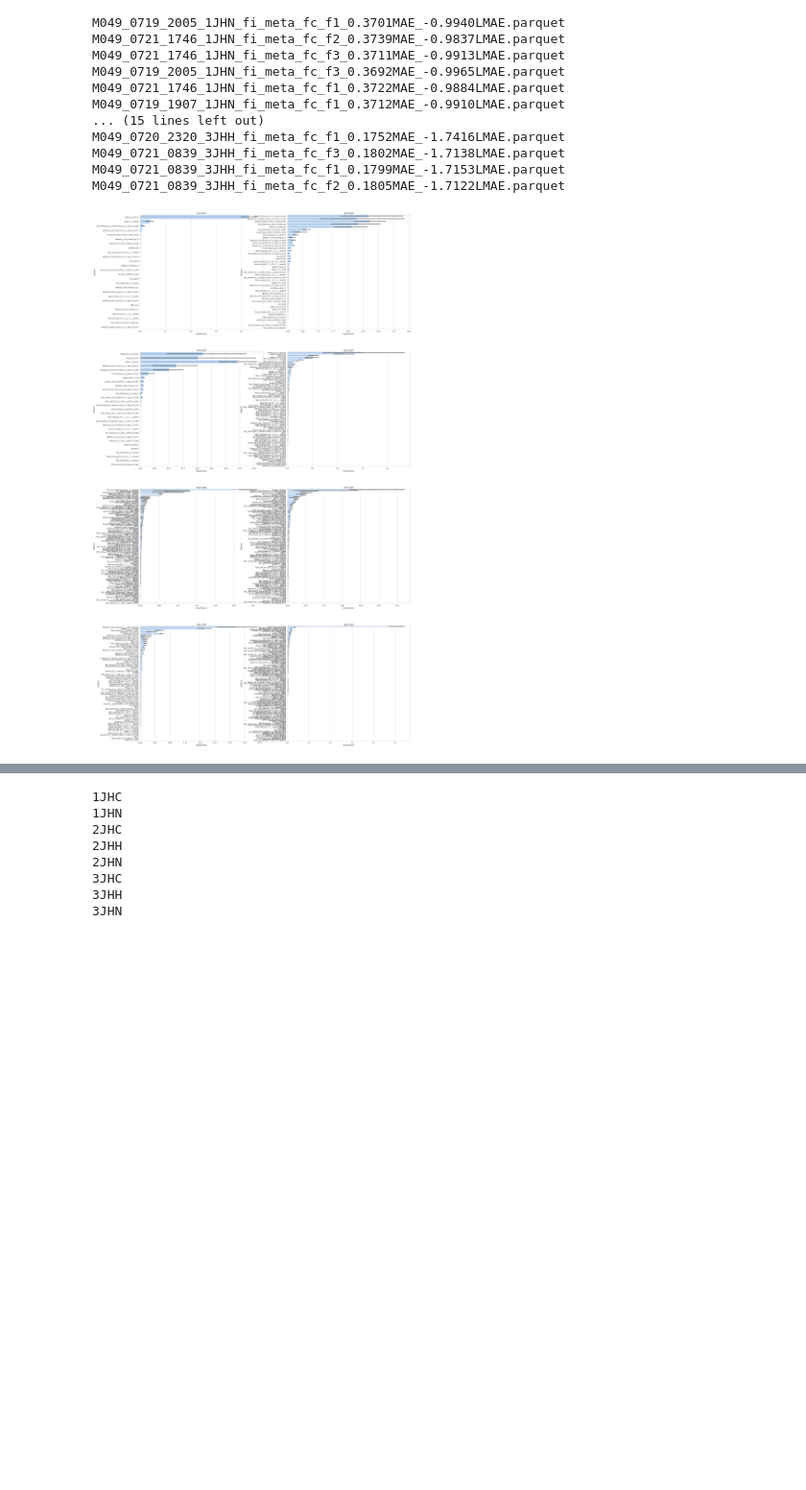
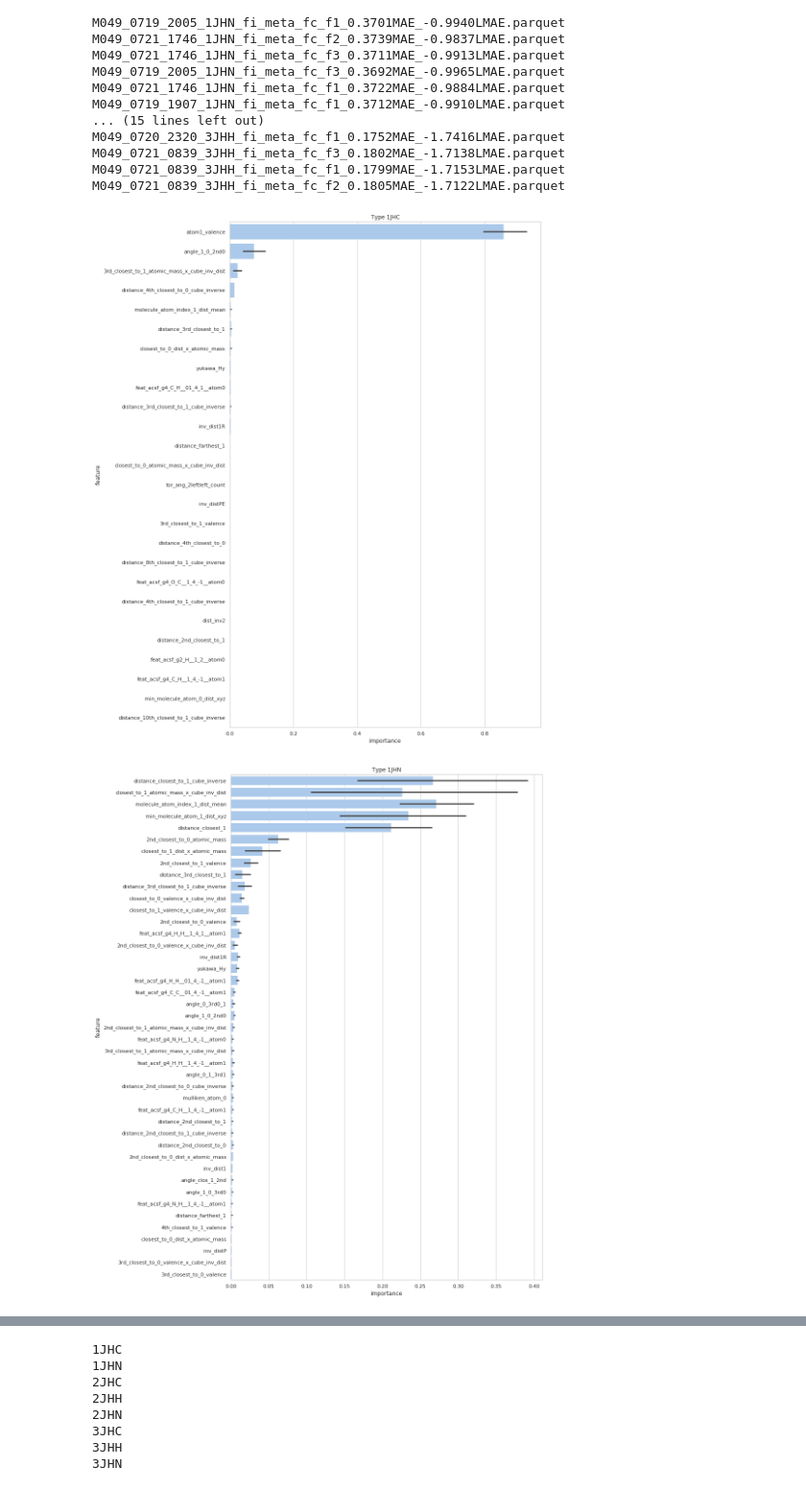
Before and after one commit to RobMulla/kaggle-champs-2019, a Jupyter notebook: notebooks/FI_ANALYSIS-M049.ipynb, the cells around one changed output, grey strips where cells are left out. Shown at 96% size. Drawn from its saved outputs; the diff is of its cells as text; code cells hidden in the pictures; blank space fills up the shorter version.

```diff
--- a/notebooks/FI_ANALYSIS-M049.ipynb
+++ b/notebooks/FI_ANALYSIS-M049.ipynb
@@ -94,22 +94,22 @@ M049_0721_0839_3JHH_fi_meta_fc_f2_0.1805MAE_-1.7122LMAE.parquet
 # %%
 sns.set(style="whitegrid")
 sns.set_color_codes("pastel")
 
-fig, ((ax1, ax2), (ax3, ax4), (ax5, ax6), (ax7, ax8)) = plt.subplots(4, 2, figsize=(30, 60))
-axes = [ax1, ax2, ax3, ax4, ax5, ax6, ax7, ax8]
-ax_idx = 0
+#fig, ((ax1, ax2), (ax3, ax4), (ax5, ax6), (ax7, ax8)) = plt.subplots(8, 1, figsize=(30, 60))
+#axes = [ax1, ax2, ax3, ax4, ax5, ax6, ax7, ax8]
+#ax_idx = 0
 for t in use_feats.columns.tolist():
     fi_t = fi_meta.loc[fi_meta['type'] == t]
     fi_t = fi_t.loc[fi_t['importance'] >= 0.001]
-    #plt.figure(figsize=(12, 20))
-    sns.barplot(x='importance',
+    plt.figure(figsize=(12, 20))
+    ax = sns.barplot(x='importance',
                 y='feature',
                 data=fi_t.sort_values('importance',
                                     ascending=False),
-                color="b",
-                ax=axes[ax_idx])
-    axes[ax_idx].set_title(f'Type {t}')
-    ax_idx += 1
-plt.show()
+                color="b")
+    ax.set_title(f'Type {t}')
+    #ax_idx += 1
+    plt.show()
 # %% [output]
-[figure, old version]
+[figure, new version]
+[figure, added]
```
Also changed, not shown: parts of 1 cell of this notebook, 17 other files.
